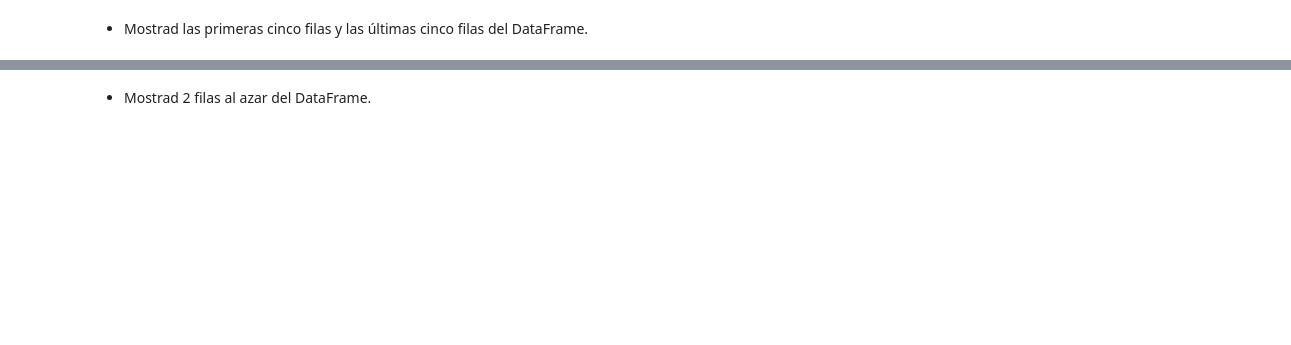
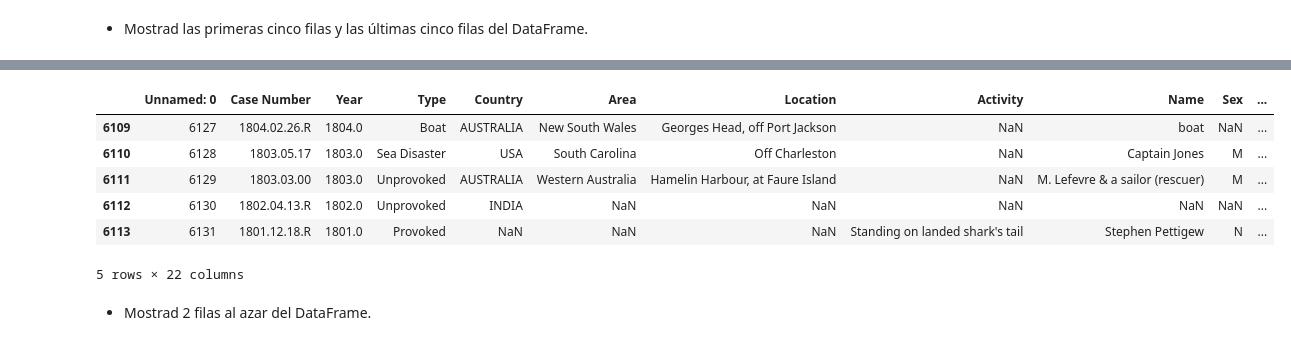
Before and after one commit to Adalab/DA-promo-c-modulo-2-sprint-1-Laura-Pilar, a Jupyter notebook: Pandas/Leccion-3-Pandas-3/Panda-3-metodos.ipynb, the cells around one changed output, grey strips where cells are left out. Cells and saved outputs as stored; diff of their text form; code cells hidden in the pictures; blank space fills up the shorter version.

```diff
--- a/Pandas/Leccion-3-Pandas-3/Panda-3-metodos.ipynb
+++ b/Pandas/Leccion-3-Pandas-3/Panda-3-metodos.ipynb
@@ -12,2 +39,12 @@
+# %%
+df.tail(5)
+# %% [output]
+|  | Unnamed: 0 | Case Number | Year | Type | Country | Area | Location | Activity | Name | Sex | ... |
+| 6109 | 6127 | 1804.02.26.R | 1804.0 | Boat | AUSTRALIA | New South Wales | Georges Head, off Port Jackson | NaN | boat | NaN | ... |
+| 6110 | 6128 | 1803.05.17 | 1803.0 | Sea Disaster | USA | South Carolina | Off Charleston | NaN | Captain Jones | M | ... |
+| 6111 | 6129 | 1803.03.00 | 1803.0 | Unprovoked | AUSTRALIA | Western Australia | Hamelin Harbour, at Faure Island | NaN | M. Lefevre & a sailor (rescuer) | M | ... |
+| 6112 | 6130 | 1802.04.13.R | 1802.0 | Unprovoked | INDIA | NaN | NaN | NaN | NaN | NaN | ... |
+| 6113 | 6131 | 1801.12.18.R | 1801.0 | Provoked | NaN | NaN | NaN | Standing on landed shark's tail | Stephen Pettigew | N | ... |
+5 rows × 22 columns
 # %% [markdown]
 - Mostrad 2 filas al azar del DataFrame.
```
Also changed, not shown: parts of 22 cells of this notebook.
